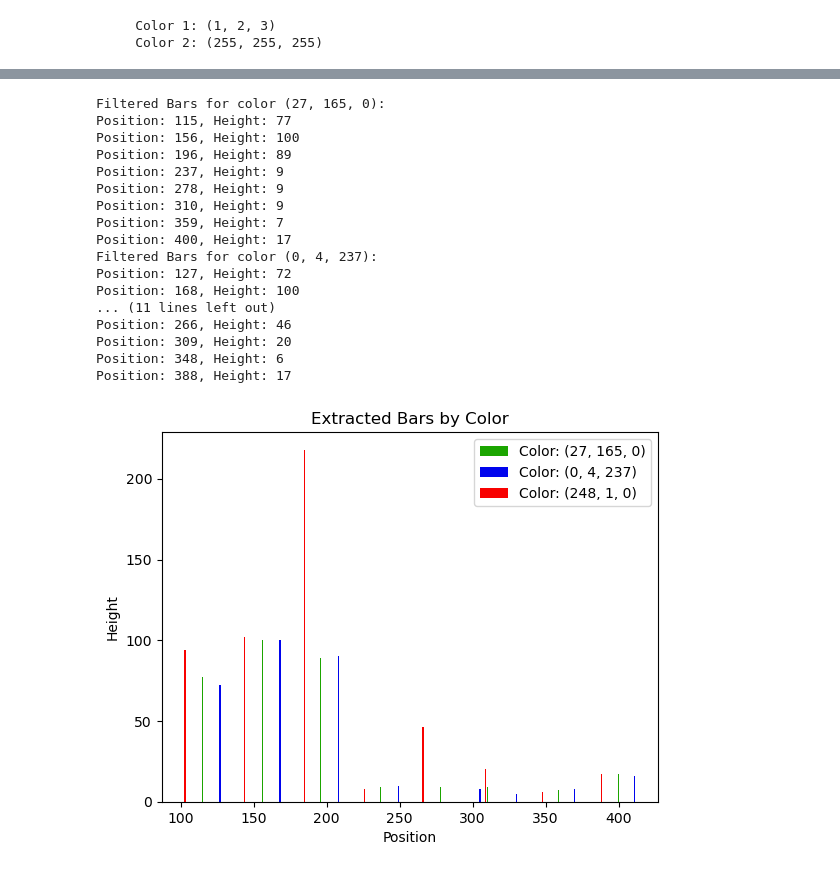
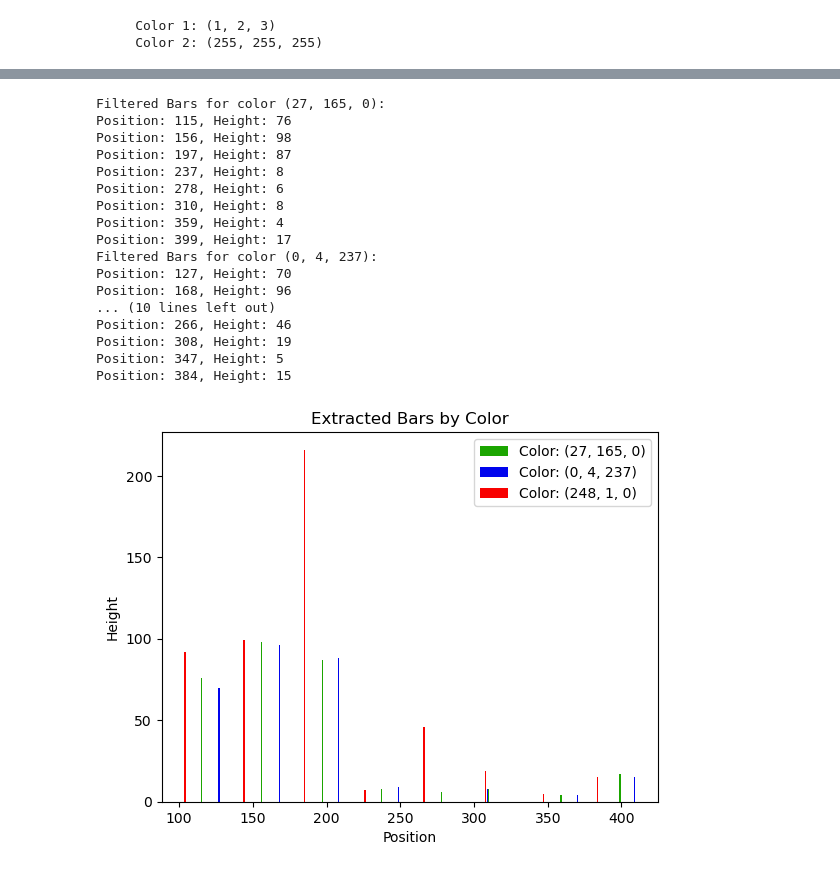
Before and after one commit to Wangmerlyn/LLM-Chart-Extraction, a Jupyter notebook: bar_plot.ipynb, the cells around one changed output, grey strips where cells are left out. Drawn from its saved outputs; the diff is of its cells as text; code cells hidden in the pictures.

```diff
--- a/bar_plot.ipynb
+++ b/bar_plot.ipynb
@@ -312,8 +312,10 @@ def merge_close_bars(filtered_bars, distance_threshold=5):
 
     # Append the last group
     if current_group:
-        mid_bar = current_group[len(current_group) // 2]  # Bar in the middle
-        merged_bars.append(mid_bar)
+        # mid_bar = current_group[len(current_group) // 2]  # Bar in the middle
+        # merged_bars.append(mid_bar)
+        highest_bar = max(current_group, key=lambda x: x[1])
+        merged_bars.append(highest_bar)
 
     return merged_bars
 
@@ -332,47 +334,47 @@ def plot_extracted_bars_multiple(colors_and_bars):
             normalized_color = np.array(color) / 255
 
             plt.bar(positions, heights, color=[normalized_color], label=f"Color: {color}")
 
     plt.title('Extracted Bars by Color')
     plt.xlabel('Position')
     plt.ylabel('Height')
     plt.legend()
     plt.show()
 
 # Example Usage
 image_path = "test_figs/bar_plot_test.jpg"
 colors = [(27, 165, 0), (0, 4, 237), (248, 1, 0)]  # List of colors to filter
-tolerance = 15  # Adjust tolerance as needed
+tolerance = 30  # Adjust tolerance as needed
 
 total_bars = []
 for color in colors:
     filtered_bars = extract_bars_from_image(image_path, color, tolerance)
-    merged_bars = merge_close_bars(filtered_bars, distance_threshold=5)
+    merged_bars = merge_close_bars(filtered_bars, distance_threshold=15)
     total_bars.append((merged_bars, color))
 
 for color, (bars, _) in zip(colors, total_bars):
     print(f"Filtered Bars for color {color}:")
     for position, height, _ in bars:
         print(f"Position: {position}, Height: {height}")
 
 # Plot the merged bars for all colors
 plot_extracted_bars_multiple(total_bars)
 # %% [output]
 Filtered Bars for color (27, 165, 0):
-Position: 115, Height: 77
-Position: 156, Height: 100
-Position: 196, Height: 89
-Position: 237, Height: 9
-Position: 278, Height: 9
-Position: 310, Height: 9
-Position: 359, Height: 7
-Position: 400, Height: 17
+Position: 115, Height: 76
+Position: 156, Height: 98
+Position: 197, Height: 87
+Position: 237, Height: 8
+Position: 278, Height: 6
+Position: 310, Height: 8
+Position: 359, Height: 4
+Position: 399, Height: 17
 Filtered Bars for color (0, 4, 237):
-Position: 127, Height: 72
-Position: 168, Height: 100
-... (11 lines left out)
+Position: 127, Height: 70
+Position: 168, Height: 96
+... (10 lines left out)
 Position: 266, Height: 46
-Position: 309, Height: 20
-Position: 348, Height: 6
-Position: 388, Height: 17
+Position: 308, Height: 19
+Position: 347, Height: 5
+Position: 384, Height: 15
-[figure, old version]
+[figure, new version]
```
Also changed, not shown: parts of 3 cells of this notebook.
